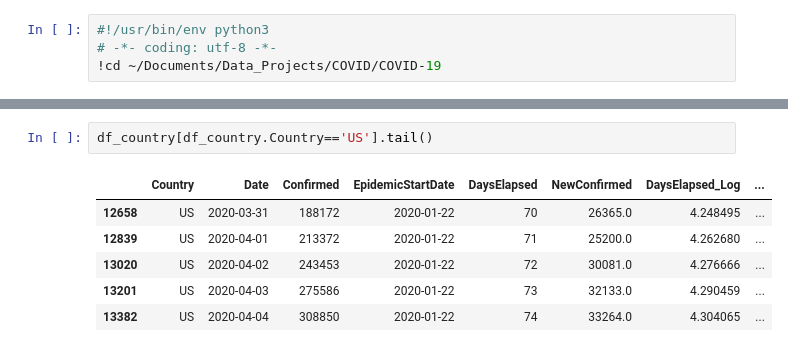
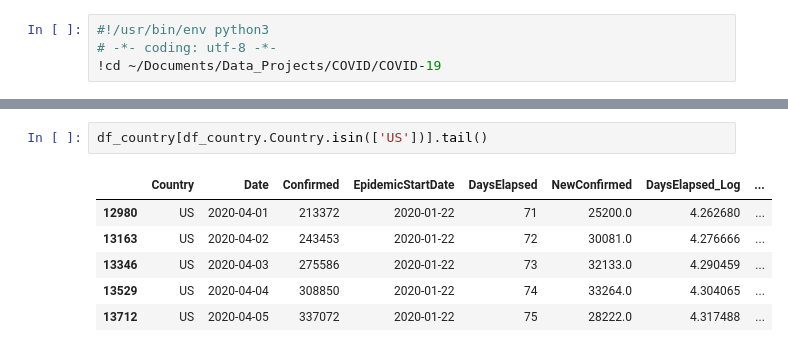
Before and after one commit to ishaandey/covid-19, a Jupyter notebook: covid_viz.ipynb, the cells around one changed output, grey strips where cells are left out. Cells and saved outputs as stored; diff of their text form.

```diff
--- a/covid_viz.ipynb
+++ b/covid_viz.ipynb
@@ -57,12 +62,12 @@ containment.sample(5)
 # %%
-df_country[df_country.Country=='US'].tail()
+df_country[df_country.Country.isin(['US'])].tail()
 # %% [output]
 |  | Country | Date | Confirmed | EpidemicStartDate | DaysElapsed | NewConfirmed | DaysElapsed_Log | ... |
-| 12658 | US | 2020-03-31 | 188172 | 2020-01-22 | 70 | 26365.0 | 4.248495 | ... |
-| 12839 | US | 2020-04-01 | 213372 | 2020-01-22 | 71 | 25200.0 | 4.262680 | ... |
-| 13020 | US | 2020-04-02 | 243453 | 2020-01-22 | 72 | 30081.0 | 4.276666 | ... |
-| 13201 | US | 2020-04-03 | 275586 | 2020-01-22 | 73 | 32133.0 | 4.290459 | ... |
-| 13382 | US | 2020-04-04 | 308850 | 2020-01-22 | 74 | 33264.0 | 4.304065 | ... |
+| 12980 | US | 2020-04-01 | 213372 | 2020-01-22 | 71 | 25200.0 | 4.262680 | ... |
+| 13163 | US | 2020-04-02 | 243453 | 2020-01-22 | 72 | 30081.0 | 4.276666 | ... |
+| 13346 | US | 2020-04-03 | 275586 | 2020-01-22 | 73 | 32133.0 | 4.290459 | ... |
+| 13529 | US | 2020-04-04 | 308850 | 2020-01-22 | 74 | 33264.0 | 4.304065 | ... |
+| 13712 | US | 2020-04-05 | 337072 | 2020-01-22 | 75 | 28222.0 | 4.317488 | ... |
 # %%
 df_local[df_local.County=='Albemarle'].tail()
 # %% [output]
```
Also changed, not shown: parts of 19 cells of this notebook, 3 other files.
